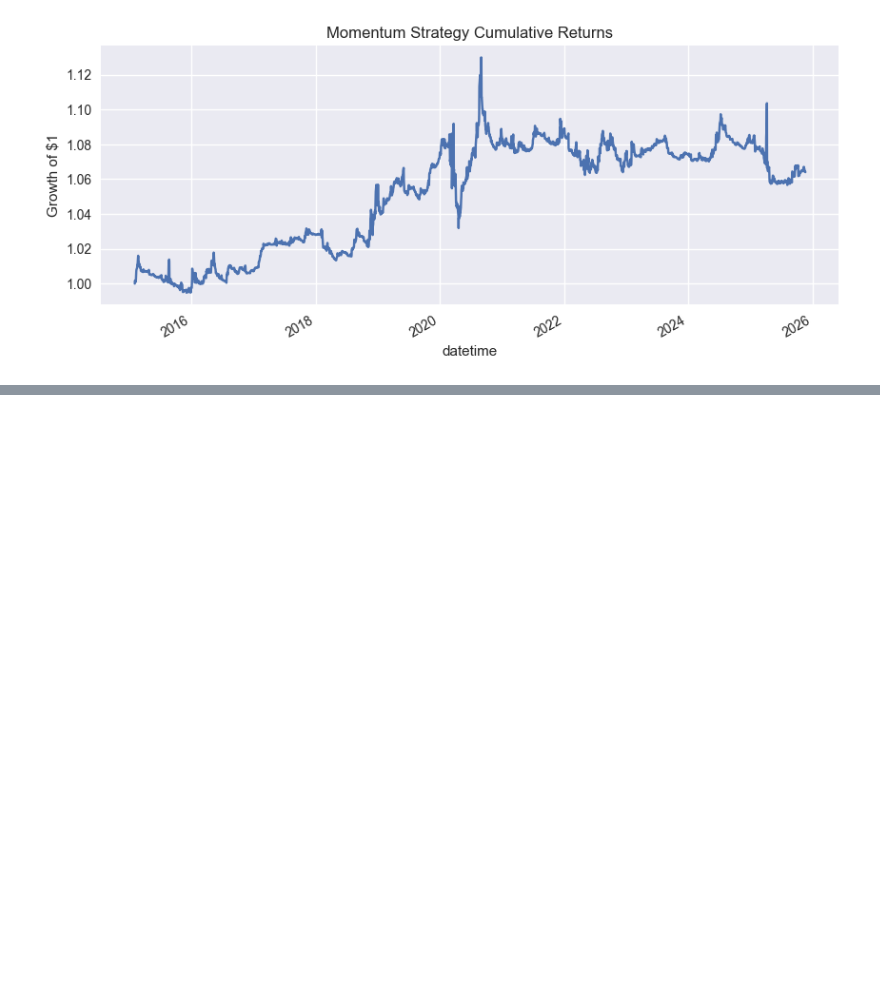
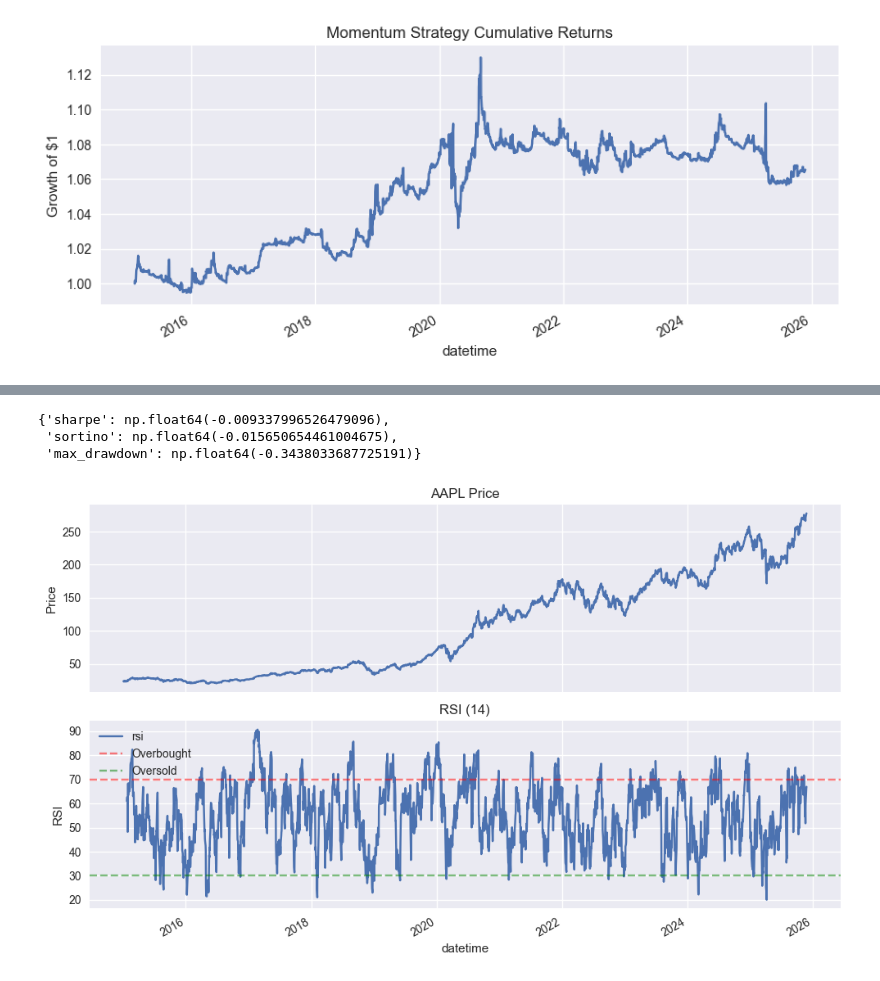
Before and after one commit to jdblackstar/alpha, a Jupyter notebook: research/phase1_basic_factors.ipynb, the cells around one changed output, grey strips where cells are left out. Saved outputs shown, nothing was run; the diff lists cells and outputs as text; code cells hidden in the pictures; blank space fills up the shorter version.

```diff
--- a/research/phase1_basic_factors.ipynb
+++ b/research/phase1_basic_factors.ipynb
@@ -69,0 +88,11 @@ plt.show()
+# %%
+rsi = RSI(period=14)
+rsi_signal = rsi.compute(data)
+
+# Convert RSI to a trading signal: -1 when overbought, +1 when oversold, 0 otherwise
+rsi_position = pd.Series(0.0, index=rsi_signal.index)
+rsi_position[rsi_signal > 70] = -1.0  # overbought -> short
+rsi_position[rsi_signal < 30] = 1.0   # oversold -> long
+
+print(f"RSI period: {rsi.period}")
+rsi_signal.tail()
@@ -69,0 +108,30 @@ plt.show()
+# %%
+bt_rsi = Backtester(data["close"])
+rsi_rets = bt_rsi.run(rsi_position).dropna()
+
+rsi_metrics = {
+    "sharpe": sharpe(rsi_rets),
+    "sortino": sortino(rsi_rets),
+    "max_drawdown": max_drawdown(rsi_rets),
+}
+rsi_metrics
+# %% [output]
+{'sharpe': np.float64(-0.009337996526479096),
+ 'sortino': np.float64(-0.015650654461004675),
+ 'max_drawdown': np.float64(-0.3438033687725191)}
+# %%
+fig, axes = plt.subplots(2, 1, figsize=(10, 6), sharex=True)
+
+data["close"].plot(ax=axes[0], title="AAPL Price")
+axes[0].set_ylabel("Price")
+
+rsi_signal.plot(ax=axes[1], title="RSI (14)")
+axes[1].axhline(70, color="red", linestyle="--", alpha=0.5, label="Overbought")
+axes[1].axhline(30, color="green", linestyle="--", alpha=0.5, label="Oversold")
+axes[1].set_ylabel("RSI")
+axes[1].legend()
+
+plt.tight_layout()
+plt.show()
+# %% [output]
+[figure, added]
```
Also changed, not shown: parts of 16 cells of this notebook, 3 other files.
